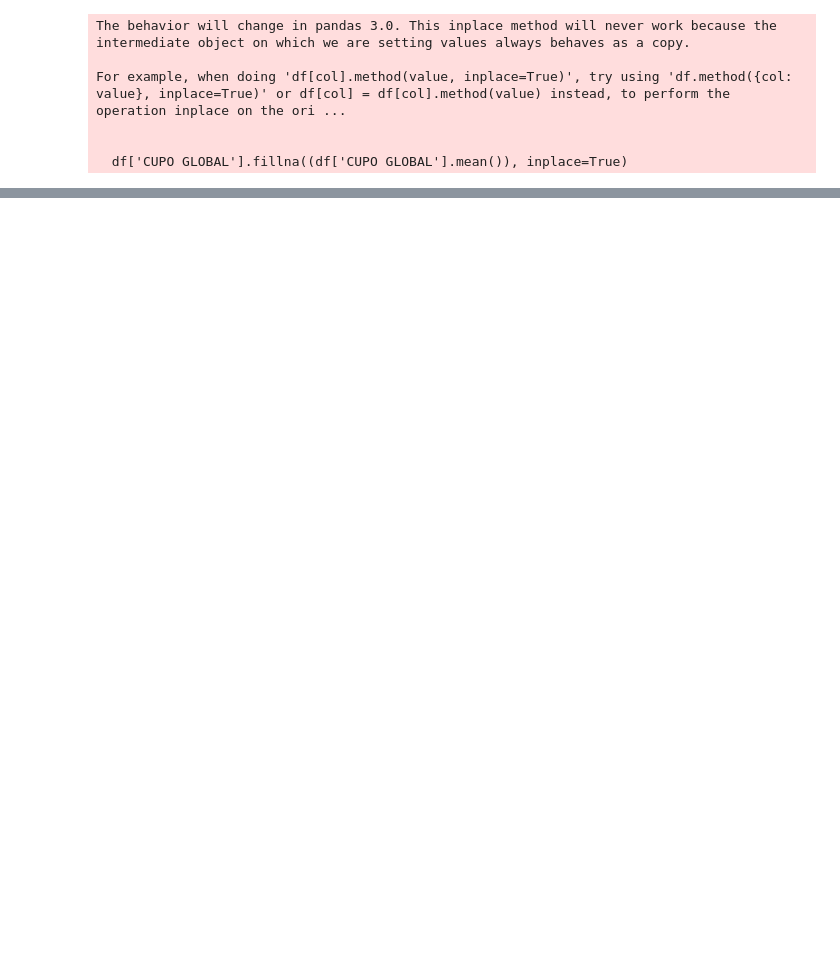
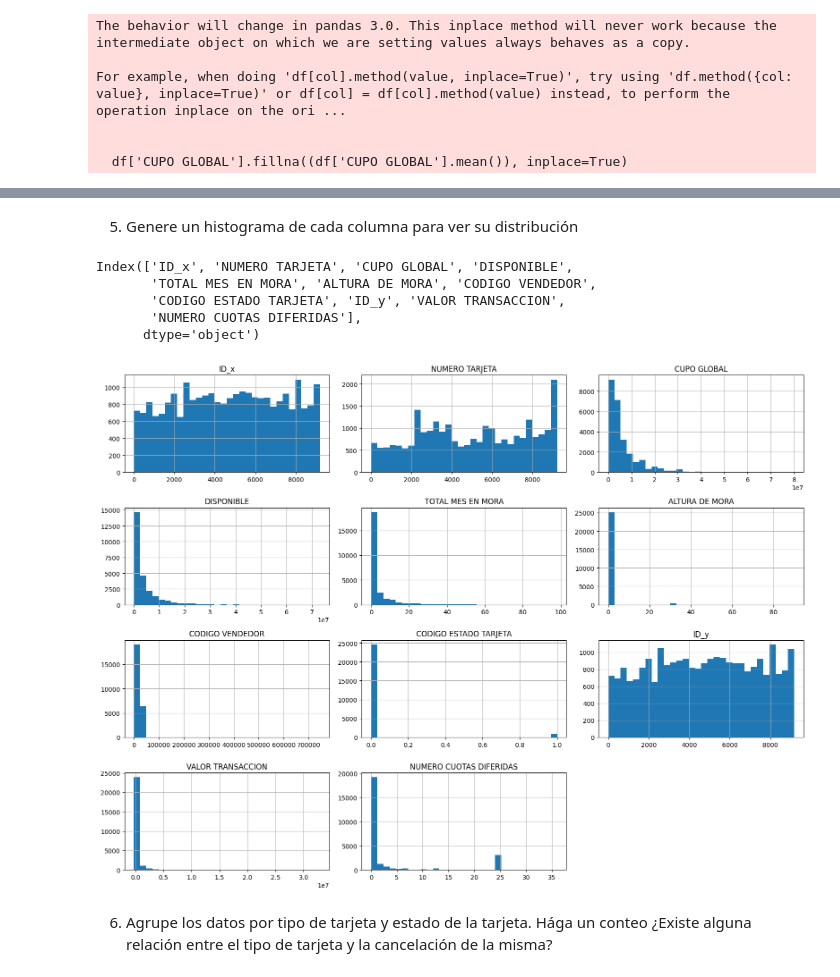
Before and after one commit to estebancardonad/Trabajos_Python_xd, a Jupyter notebook: Sesión_5.ipynb, the cells around one changed output, grey strips where cells are left out. Drawn from its saved outputs; the diff is of its cells as text; code cells hidden in the pictures; blank space fills up the shorter version.

```diff
--- a/Sesión_5.ipynb
+++ b/Sesión_5.ipynb
@@ -1597,6 +132,7 @@ dtype: int64
 # %%
 df['TIPO TARJETA'].fillna(method='ffill', inplace=True)
 df['CUPO GLOBAL'].fillna((df['CUPO GLOBAL'].mean()), inplace=True)
+df.dropna(subset=['CODIGO TRANSACCION'], inplace=True)
 # %% [output]
 The behavior will change in pandas 3.0. This inplace method will never work because the intermediate object on which we are setting values always behaves as a copy.
 
@@ -1609,0 +167,6 @@ SyntaxError: invalid syntax. Maybe you meant '==' or ':=' instead of '='? (ipyth
+# %%
+df['FECHA DE EMISION'] = pd.to_datetime(df['FECHA DE EMISION'].astype("string"))
+# %%
+df['FECHA ULT AUMENTO CUPO'] = pd.to_datetime(df['FECHA ULT AUMENTO CUPO'].astype("string"),    errors='coerce')
+# %%
+df['FECHA DE TRANSACCION'] = pd.to_datetime(df['FECHA DE TRANSACCION'].astype("string"))
@@ -1609,0 +182,18 @@ SyntaxError: invalid syntax. Maybe you meant '==' or ':=' instead of '='? (ipyth
+# %% [markdown]
+5. Genere un histograma de cada columna para ver su distribución
+# %%
+import matplotlib as plt
+num_cols = df.select_dtypes(include='number').columns
+print(num_cols)
+df[num_cols].hist(figsize=(16, 12), bins=30)
+plt.pyplot.tight_layout()
+plt.pyplot.show()
+# %% [output]
+Index(['ID_x', 'NUMERO TARJETA', 'CUPO GLOBAL', 'DISPONIBLE',
+       'TOTAL MES EN MORA', 'ALTURA DE MORA', 'CODIGO VENDEDOR',
+       'CODIGO ESTADO TARJETA', 'ID_y', 'VALOR TRANSACCION',
+       'NUMERO CUOTAS DIFERIDAS'],
+      dtype='object')
+[figure, added]
+# %% [markdown]
+6. Agrupe los datos por tipo de tarjeta y estado de la tarjeta. Hága un conteo ¿Existe alguna relación entre el tipo de tarjeta y la cancelación de la misma?
```
Also changed, not shown: parts of 206 cells of this notebook.
